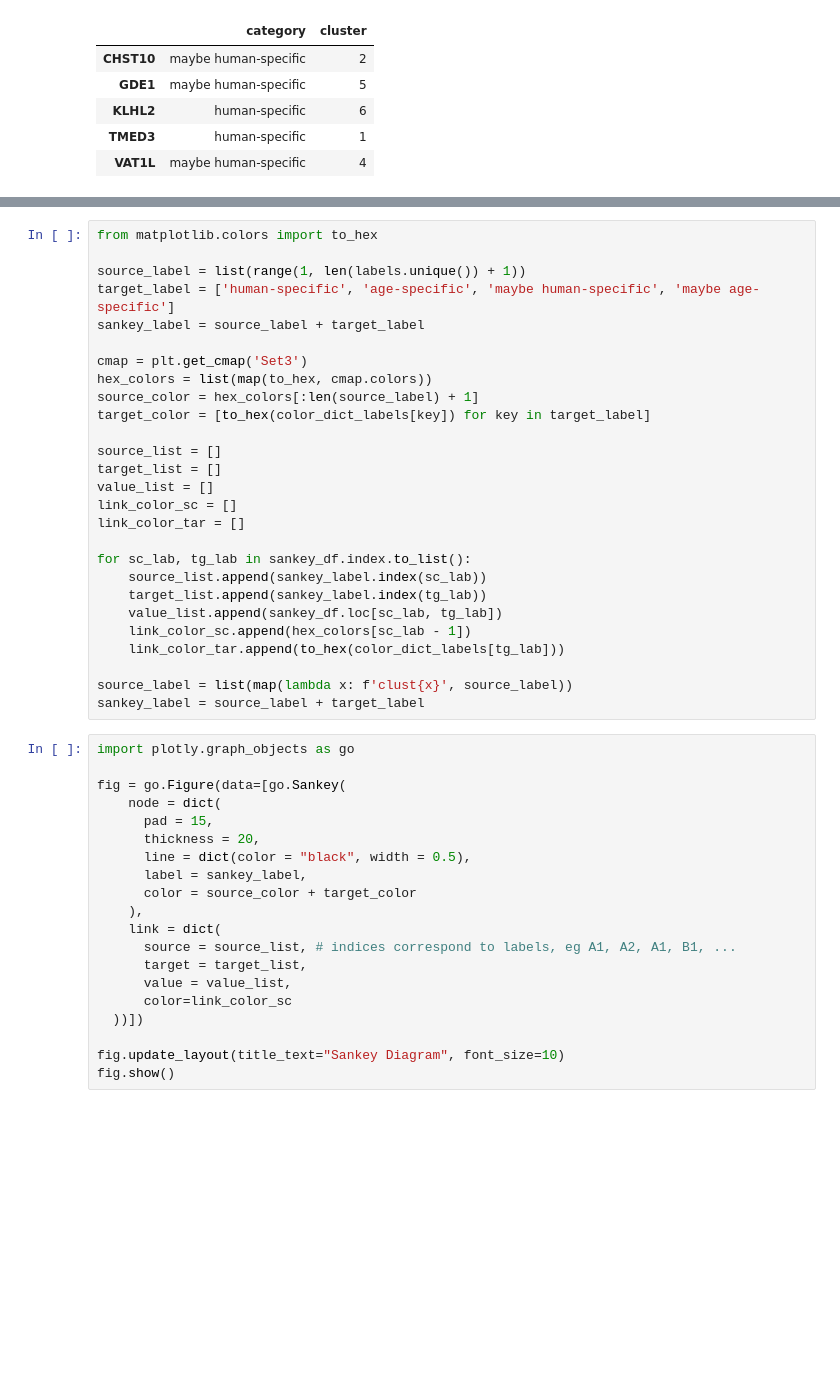
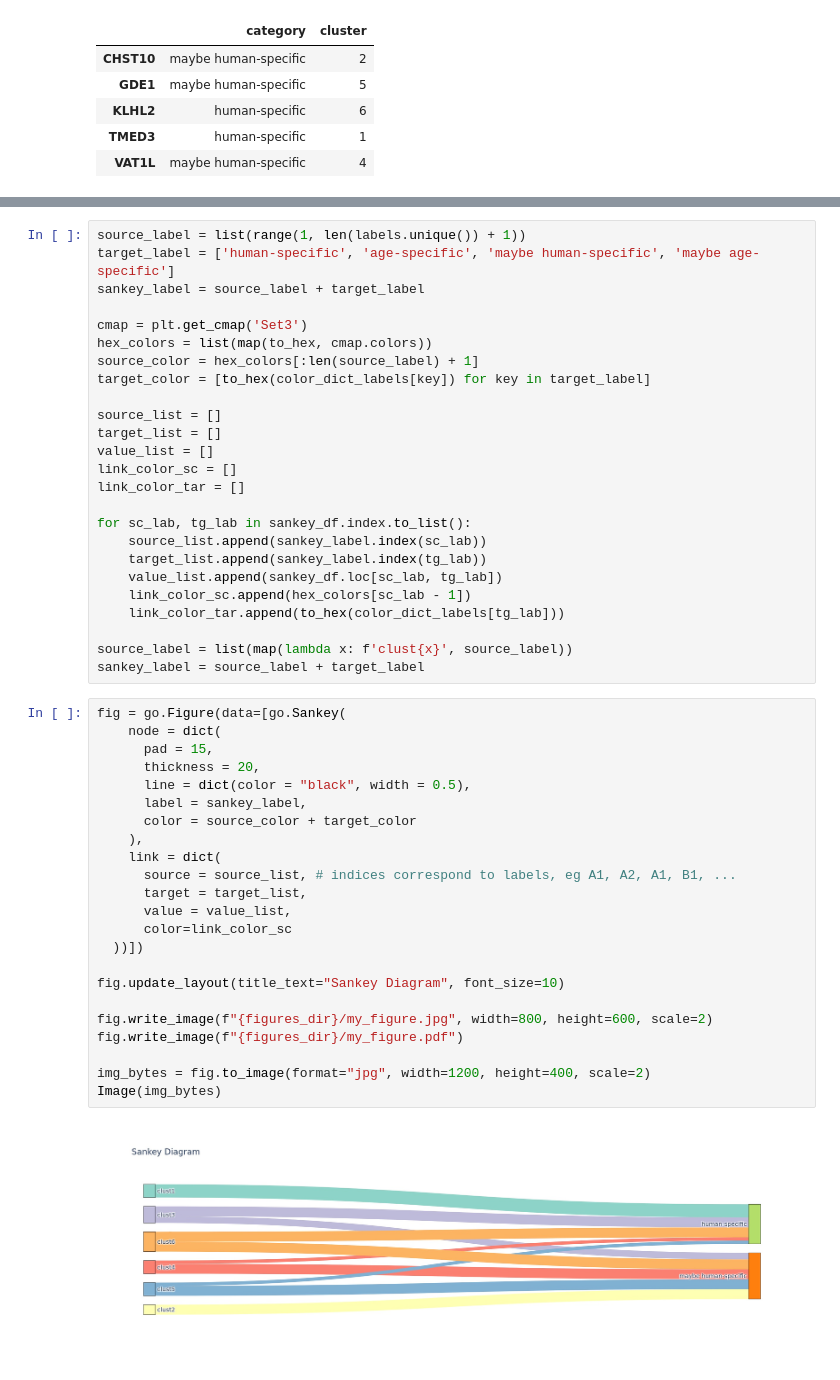
Before and after one commit to Claptar/spatialMPFC, a Jupyter notebook: human_specific_genes/clustering.ipynb, the cells around one changed output, grey strips where cells are left out. Drawn from its saved outputs; the diff is of its cells as text; blank space fills up the shorter version.

Commit message:
Added rendering of sankey diagram

```diff
--- a/human_specific_genes/clustering.ipynb
+++ b/human_specific_genes/clustering.ipynb
@@ -327,6 +312,4 @@ sankey_label.index
 # %%
-from matplotlib.colors import to_hex
-
 source_label = list(range(1, len(labels.unique()) + 1))
 target_label = ['human-specific', 'age-specific', 'maybe human-specific', 'maybe age-specific']
 sankey_label = source_label + target_label
@@ -352,22 +335,27 @@ for sc_lab, tg_lab in sankey_df.index.to_list():
 source_label = list(map(lambda x: f'clust{x}', source_label))
 sankey_label = source_label + target_label
 # %%
-import plotly.graph_objects as go
-
 fig = go.Figure(data=[go.Sankey(
     node = dict(
       pad = 15,
       thickness = 20,
       line = dict(color = "black", width = 0.5),
       label = sankey_label,
       color = source_color + target_color
     ),
     link = dict(
       source = source_list, # indices correspond to labels, eg A1, A2, A1, B1, ...
       target = target_list,
       value = value_list,
       color=link_color_sc
   ))])
 
 fig.update_layout(title_text="Sankey Diagram", font_size=10)
-fig.show()
+
+fig.write_image(f"{figures_dir}/my_figure.jpg", width=800, height=600, scale=2)
+fig.write_image(f"{figures_dir}/my_figure.pdf")
+
+img_bytes = fig.to_image(format="jpg", width=1200, height=400, scale=2)
+Image(img_bytes)
+# %% [output]
+[figure, added]
```
Also changed, not shown: parts of 6 cells of this notebook.
